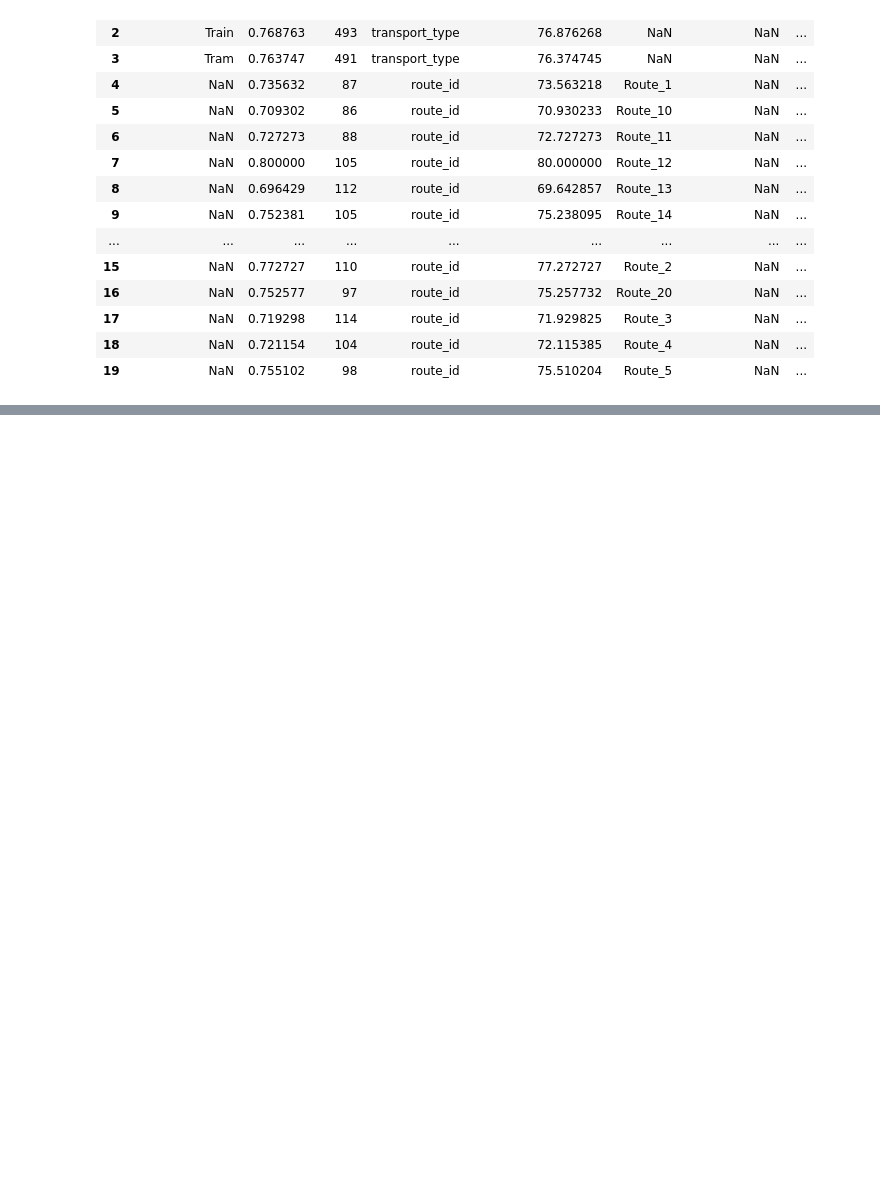
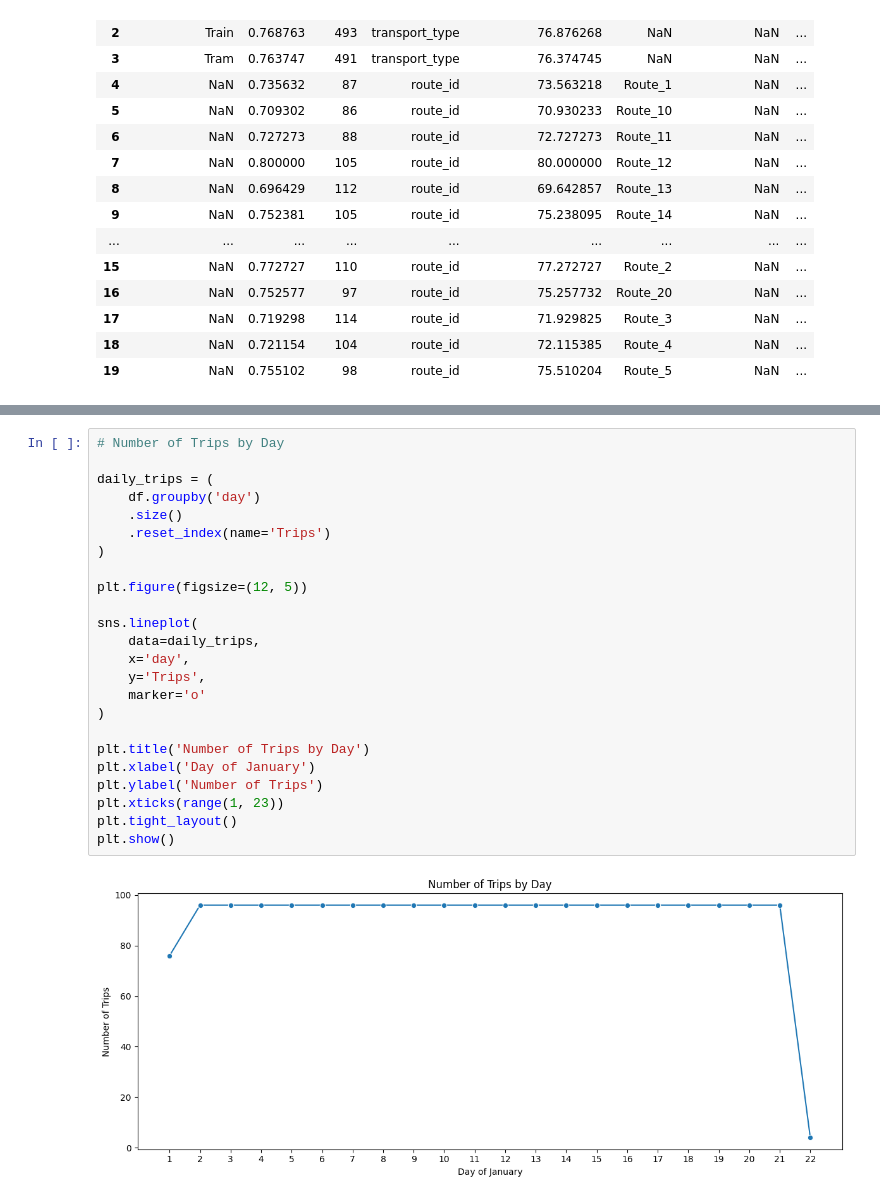
Before and after one commit to srisathvika/Public-Transport-Delay-Prediction, a Jupyter notebook: notebooks/01_Data_Understanding_and_EDA.ipynb, the cells around one changed output, grey strips where cells are left out. Saved outputs shown, nothing was run; the diff lists cells and outputs as text; blank space fills up the shorter version.

```diff
--- a/notebooks/01_Data_Understanding_and_EDA.ipynb
+++ b/notebooks/01_Data_Understanding_and_EDA.ipynb
@@ -1718,0 +1877,26 @@ Overall, the categorical analysis shows that **route and station characteristics
+# %%
+# Number of Trips by Day
+
+daily_trips = (
+    df.groupby('day')
+    .size()
+    .reset_index(name='Trips')
+)
+
+plt.figure(figsize=(12, 5))
+
+sns.lineplot(
+    data=daily_trips,
+    x='day',
+    y='Trips',
+    marker='o'
+)
+
+plt.title('Number of Trips by Day')
+plt.xlabel('Day of January')
+plt.ylabel('Number of Trips')
+plt.xticks(range(1, 23))
+plt.tight_layout()
+plt.show()
+# %% [output]
+[figure, added]
```
Also changed, not shown: parts of 27 cells of this notebook.
